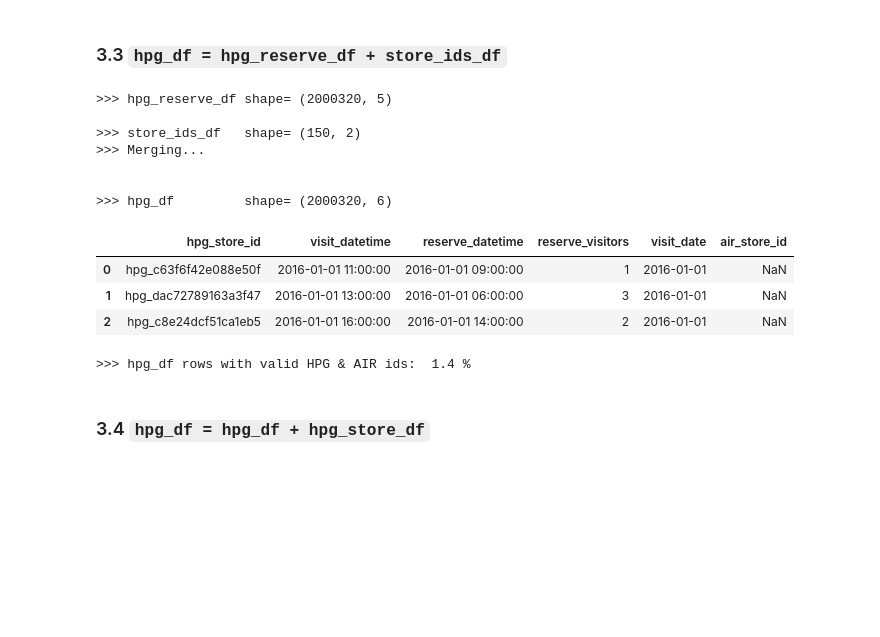
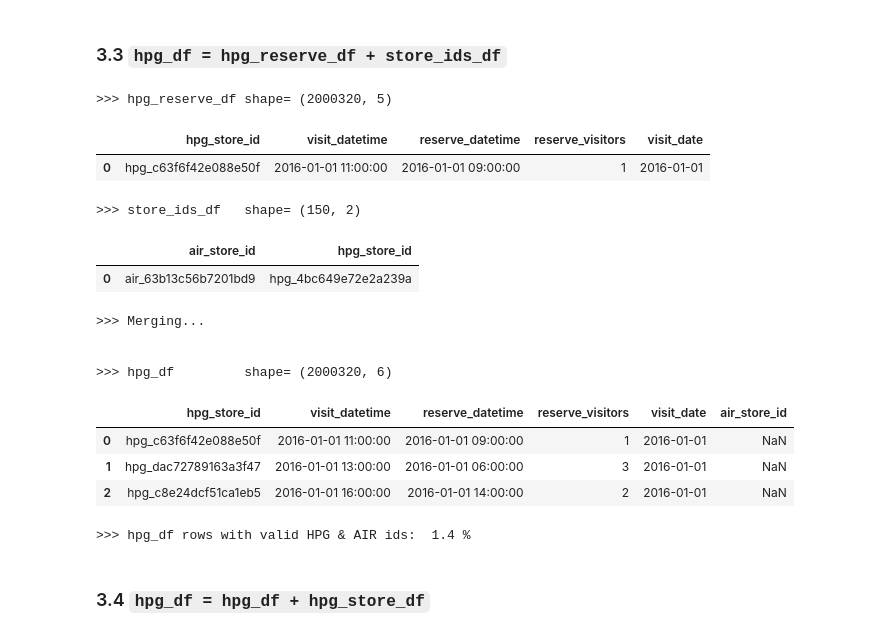
Before and after one commit to karlphillip/DataScience, a Jupyter notebook: Project1/1_data_wrangling_v2.ipynb, the cells around one changed output. Drawn from its saved outputs; the diff is of its cells as text; code cells hidden in the pictures; blank space fills up the shorter version.

```diff
--- a/Project1/1_data_wrangling_v2.ipynb
+++ b/Project1/1_data_wrangling_v2.ipynb
@@ -222,39 +232,40 @@ display(df.head(3))
 # %%
 # convert visit_datetime from string to datetime object to add a new column containing only the Y-M-D
 hpg_reserve_df['visit_datetime'] = pd.to_datetime(hpg_reserve_df['visit_datetime'])
 hpg_reserve_df['visit_date'] = hpg_reserve_df['visit_datetime'].apply(lambda x: x.strftime('%Y-%m-%d'))
 
 print('>>> hpg_reserve_df shape=', hpg_reserve_df.shape)
-# display(hpg_reserve_df.head(1))
-
+display(hpg_reserve_df.head(1))
 print('\n>>> store_ids_df   shape=', store_ids_df.shape)
-# display(store_ids_df.head(1))
-
-print('>>> Merging...\n')
+display(store_ids_df.head(1))
 
 # replace the HPG code in hpg_merged_df for its equivalent AIR code
+print('>>> Merging...\n')
 hpg_df = pd.merge(hpg_reserve_df, store_ids_df, on='hpg_store_id', how='left')
 
 print('\n>>> hpg_df         shape=', hpg_df.shape)
 display(hpg_df.head(3))
 
 # DEBUG: print rows that have valid air_store_id and hpg_store_id
 valid_ids_df = hpg_df[hpg_df.air_store_id.notnull() & hpg_df.hpg_store_id.notnull()]
 valid_ids_percent = len(valid_ids_df.index) / len(hpg_df.index) * 100
 print('>>> hpg_df rows with valid HPG & AIR ids: ',  round(valid_ids_percent, 1), '%')
 # %% [output]
 >>> hpg_reserve_df shape= (2000320, 5)
-
->>> store_ids_df   shape= (150, 2)
->>> Merging...
-
-
->>> hpg_df         shape= (2000320, 6)
-|  | hpg_store_id | visit_datetime | reserve_datetime | reserve_visitors | visit_date | air_store_id |
-| 0 | hpg_c63f6f42e088e50f | 2016-01-01 11:00:00 | 2016-01-01 09:00:00 | 1 | 2016-01-01 | NaN |
-| 1 | hpg_dac72789163a3f47 | 2016-01-01 13:00:00 | 2016-01-01 06:00:00 | 3 | 2016-01-01 | NaN |
-| 2 | hpg_c8e24dcf51ca1eb5 | 2016-01-01 16:00:00 | 2016-01-01 14:00:00 | 2 | 2016-01-01 | NaN |
+|  | hpg_store_id | visit_datetime | reserve_datetime | reserve_visitors | visit_date |
+| 0 | hpg_c63f6f42e088e50f | 2016-01-01 11:00:00 | 2016-01-01 09:00:00 | 1 | 2016-01-01 |
->>> hpg_df rows with valid HPG & AIR ids:  1.4 %
+>>> store_ids_df   shape= (150, 2)
+|  | air_store_id | hpg_store_id |
+| 0 | air_63b13c56b7201bd9 | hpg_4bc649e72e2a239a |
+>>> Merging...
+
+
+>>> hpg_df         shape= (2000320, 6)
+|  | hpg_store_id | visit_datetime | reserve_datetime | reserve_visitors | visit_date | air_store_id |
+| 0 | hpg_c63f6f42e088e50f | 2016-01-01 11:00:00 | 2016-01-01 09:00:00 | 1 | 2016-01-01 | NaN |
+| 1 | hpg_dac72789163a3f47 | 2016-01-01 13:00:00 | 2016-01-01 06:00:00 | 3 | 2016-01-01 | NaN |
+| 2 | hpg_c8e24dcf51ca1eb5 | 2016-01-01 16:00:00 | 2016-01-01 14:00:00 | 2 | 2016-01-01 | NaN |
+>>> hpg_df rows with valid HPG & AIR ids:  1.4 %
 # %% [markdown]
 ### 3.4 `hpg_df = hpg_df + hpg_store_df`
 # %%
```
Also changed, not shown: parts of 24 cells of this notebook.
